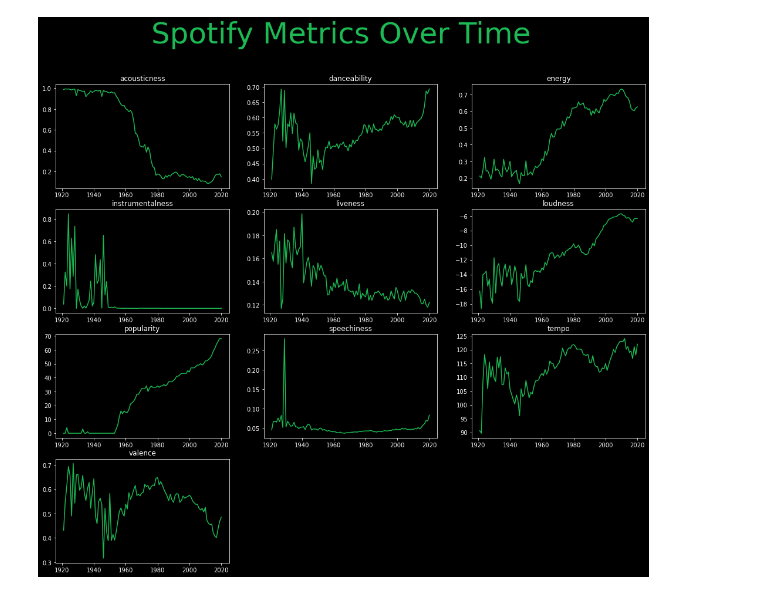
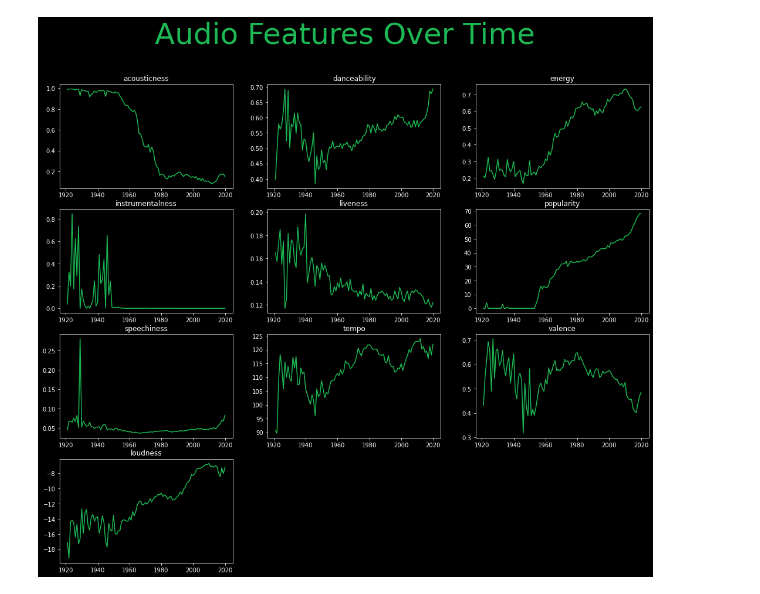
Before and after one commit to JoeKell/SpotifySongAnalysisProject, a Jupyter notebook: metrics_over_time.ipynb, the cells around one changed output. Saved outputs shown, nothing was run; the diff lists cells and outputs as text; code cells hidden in the pictures.

Commit message:
added scipy normal test to graph mean or median depending on distribution

```diff
--- a/metrics_over_time.ipynb
+++ b/metrics_over_time.ipynb
@@ -122,15 +55,0 @@ valence[4.588333325856153e-42, 0.0, 2.331269508928173e-76, 7.286423295929823e-15
-# %%
-
-# #agg median of spotify metrics by year
-# annual_metrics_df=kaggle_spot_df[['year','acousticness','danceability','energy','instrumentalness','liveness','loudness', 'popularity','speechiness','tempo','valence']].groupby('year').median()
-
-
-
-median_annual_metrics_df=kaggle_spot_df[['year','acousticness','danceability','energy','instrumentalness','liveness','loudness', 'popularity','speechiness','tempo','valence']].groupby('year').median()
-
-
-
-# mean_annual_metrics_df=kaggle_spot_df[['year','acousticness','danceability','energy','instrumentalness','liveness','loudness', 'popularity','speechiness','tempo','valence']].groupby('year').mean()
-
-
-# annual_metrics_df.head()
@@ -137,31 +90,47 @@ median_annual_metrics_df=kaggle_spot_df[['year','acousticness','danceability','e
+# %%
+
+### creates a dataframe with the annual mean or median
+
+## importing this from pandas to address DataError issue
+from pandas.core.groupby.groupby import DataError
+## added try block since mean list is empty sometimes
+try:
+    #dataframe of median metrics to be graphed
+    median_annual_metrics_df=kaggle_spot_df[median_graph_metric_list].groupby('year').median()
+    mean_annual_metrics_df=kaggle_spot_df[mean_graph_metric_list].groupby('year').mean()
+    #merges the median dataframe and the mean dataframe together
+    annual_metrics_df=pd.merge(median_annual_metrics_df,mean_annual_metrics_df,on='year')
+except :
+    print('one of these lists were empty')
+    annual_metrics_df=kaggle_spot_df[['year','acousticness','danceability','energy','instrumentalness','liveness','loudness', 'popularity','speechiness','tempo','valence']].groupby('year').median()
 # %%
 
 
-
+#graphs the average of each feature over time
 def over_time_graphy(df):
     #turns the metric names into a list
     spot_metric_names=df.columns.to_list()
     ### plots graphs 4 by 3 with spotify colors
     fig = plt.figure(figsize=(18,15),facecolor='black')
-    # fig.
-    fig.suptitle('Spotify Metrics Over Time',fontsize=50,color='#1DB954')
+
+    fig.suptitle('Audio Features Over Time',fontsize=50,color='#1DB954')
     for i in range(1,11):
         ax=fig.add_subplot(4,3,i)
         ax.spines['bottom'].set_color('white')
         ax.spines['top'].set_color('white')
         ax.spines['right'].set_color('white')
         ax.spines['left'].set_color('white')
         ax.tick_params(axis='x', colors='white')
         ax.tick_params(axis='y', colors='white')
         ax.yaxis.label.set_color('white')
         ax.xaxis.label.set_color('white')
         ax.title.set_color('white')
         ax.patch.set_alpha(0)
-        plt.plot(df.index,df.iloc[:,i-1],c='#1DB954')
+        x=df.index
+        y=df.iloc[:,i-1]
+        plt.plot(x,y,c='#1DB954')
         plt.title(spot_metric_names[i-1])
     return plt.show()
-
-
-over_time_graphy(median_annual_metrics_df)
+over_time_graphy(annual_metrics_df)
 # %% [output]
-[figure, old version]
+[figure, new version]
```
Also changed, not shown: parts of 3 cells of this notebook.
